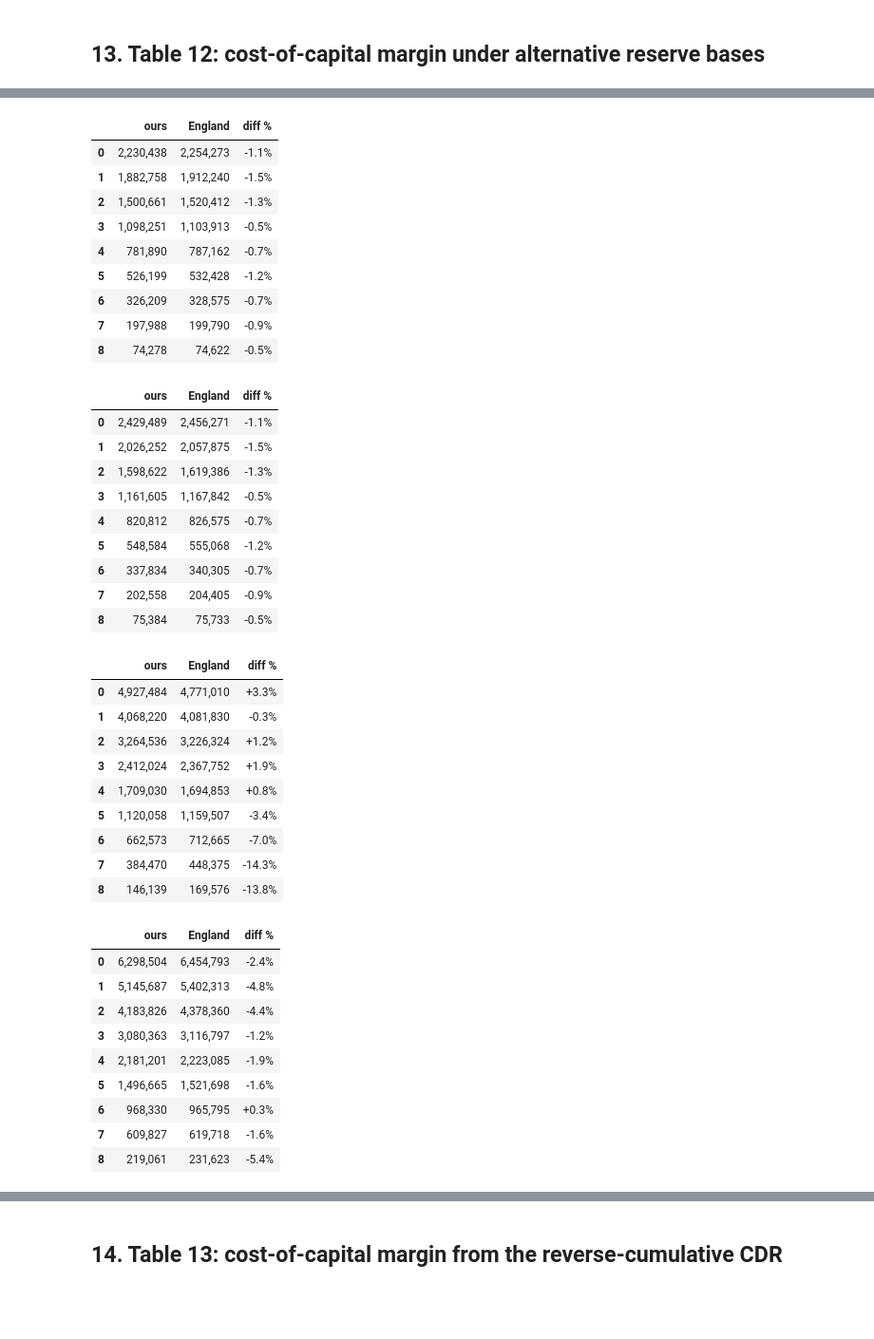
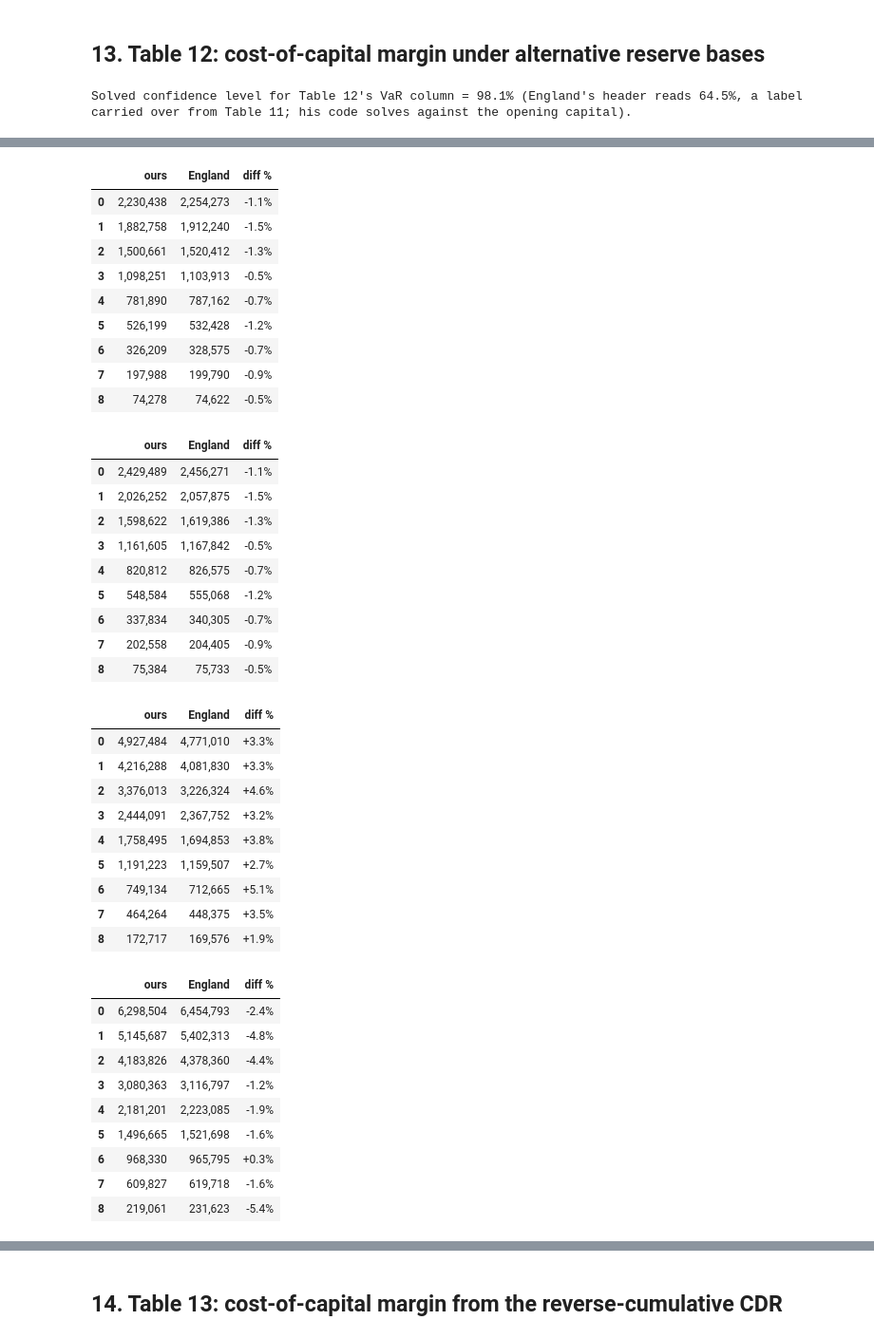
Before and after one commit to problemofpoints/bayesianchainladder, a Jupyter notebook: docs/notebooks/evw_2019_one_year_view.ipynb, the cells around one changed output, grey strips where cells are left out. Shown at 95% size. Drawn from its saved outputs; the diff is of its cells as text; code cells hidden in the pictures; blank space fills up the shorter version.

```diff
--- a/docs/notebooks/evw_2019_one_year_view.ipynb
+++ b/docs/notebooks/evw_2019_one_year_view.ipynb
@@ -692,34 +692,40 @@ def _var_minus_mean(profile, level):
     )
 
 
-var_at_solved = _var_minus_mean(frp_disc, var_level)
+## England solves a *new* confidence level here (distinct from Table 11's):
+## the level at which VaR(level) minus the mean of the discounted total
+## reserve equals the opening capital itself (his Table 12 cell computes
+## `target = CDR_Result["TotalCDR_VAR"][0]` and solves against
+## `Disc_Res["TotalReserve"]`), not our Table 8 CoC margin. His column is
+## headed "64.5%" only because that cell reuses the Table 11 `VAR_level`
+## variable as a label; the values in the column are computed at this new,
+## higher level (~96.9%).
+var_level_res = equivalent_risk_tolerance(disc_total_samples, opening_capital, measure="var")
+print(f"Solved confidence level for Table 12's VaR column = {var_level_res * 100:.1f}% (England's header reads 64.5%, a label carried over from Table 11; his code solves against the opening capital).")
+
+var_at_solved = _var_minus_mean(frp_disc, var_level_res)
 var_at_995 = _var_minus_mean(frp_disc, 0.995)
 
 t12 = ref["table12_coc_risk_margin_reserve_bases"]
 display(compare(avg_disc, t12["avg_disc_reserves"], np.arange(n_periods)).style.format(COMPARE_FMT))
 display(compare(sd_disc, t12["sd_disc_reserves"], np.arange(n_periods)).style.format(COMPARE_FMT))
 display(compare(sd_undisc, t12["sd_undisc_reserves"], np.arange(n_periods)).style.format(COMPARE_FMT))
-
-# England's "at 64.5%" column is itself already a capital amount (its period-0
-# value sits close to the CDR-derived opening capital), so we compare it to
-# our VaR-minus-mean basis after rescaling to the same opening capital, the
-# same anchoring used for Table 8's best-estimate profile. His "at 99.5%"
-# column is instead a raw, un-rescaled VaR-minus-mean amount, so it is
-# compared directly to our raw basis.
-var_64_5_capital = capital_profile(var_at_solved) * opening_capital
-display(compare(var_64_5_capital, t12["var_disc_reserves_at_64_5pct"], np.arange(n_periods)).style.format(COMPARE_FMT))
+display(compare(var_at_solved, t12["var_disc_reserves_at_64_5pct"], np.arange(n_periods)).style.format(COMPARE_FMT))
 display(compare(var_at_995, t12["var_disc_reserves_at_99_5pct"], np.arange(n_periods)).style.format(COMPARE_FMT))
 
-# Margins: the avg/sd/solved-VaR bases are capital profiles rescaled to the
-# same opening capital as Tables 8-9; the fixed 99.5% VaR basis is already an
-# absolute capital amount at each period, so it anchors itself (its own
-# period-0 value is the "opening capital" for that basis) rather than being
-# rescaled to the CDR-derived opening capital.
+# England anchors every Table 12 margin except the fixed-99.5% one on the
+# VaR-solved basis's own period-0 value (his
+# `RM_Initial_Capital_T12 = Disc_Fut_Res_VAR_root[0]`) rather than on a
+# separately computed opening capital -- the two coincide by construction,
+# since var_level_res was solved so that var_at_solved[0] equals
+# opening_capital. The fixed-99.5% column anchors on its own period-0 value
+# (`Disc_Fut_Res_VAR_995[0]`) instead.
+initial_capital_t12 = var_at_solved[0]
 margins = {
-    "avg": cost_of_capital_risk_margin(opening_capital, capital_profile(avg_disc), 0.06, 0.03, offset=1.0),
-    "sd_disc": cost_of_capital_risk_margin(opening_capital, capital_profile(sd_disc), 0.06, 0.03, offset=1.0),
-    "sd_undisc": cost_of_capital_risk_margin(opening_capital, capital_profile(sd_undisc), 0.06, 0.03, offset=1.0),
-    "var_64_5": cost_of_capital_risk_margin(opening_capital, capital_profile(var_at_solved), 0.06, 0.03, offset=1.0),
+    "avg": cost_of_capital_risk_margin(initial_capital_t12, capital_profile(avg_disc), 0.06, 0.03, offset=1.0),
+    "sd_disc": cost_of_capital_risk_margin(initial_capital_t12, capital_profile(sd_disc), 0.06, 0.03, offset=1.0),
+    "sd_undisc": cost_of_capital_risk_margin(initial_capital_t12, capital_profile(sd_undisc), 0.06, 0.03, offset=1.0),
+    "var_64_5": cost_of_capital_risk_margin(initial_capital_t12, capital_profile(var_at_solved), 0.06, 0.03, offset=1.0),
     "var_99_5": cost_of_capital_risk_margin(var_at_995[0], capital_profile(var_at_995), 0.06, 0.03, offset=1.0),
 }
 ref_margins = t12["risk_margin"]
@@ -731,46 +737,47 @@ display(
     ).style.format(COMPARE_FMT)
 )
 # %% [output]
+Solved confidence level for Table 12's VaR column = 98.1% (England's header reads 64.5%, a label carried over from Table 11; his code solves against the opening capital).
 |  | ours | England | diff % |
 | 0 | 17,339,618 | 17,394,078 | -0.3% |
 | 1 | 12,559,895 | 12,618,000 | -0.5% |
 | 2 | 8,707,451 | 8,750,300 | -0.5% |
 | 3 | 5,803,575 | 5,827,497 | -0.4% |
 | 4 | 3,821,469 | 3,843,421 | -0.6% |
 | 5 | 2,357,392 | 2,369,366 | -0.5% |
 | 6 | 1,234,131 | 1,242,148 | -0.6% |
 | 7 | 517,036 | 523,297 | -1.2% |
 | 8 | 84,183 | 86,026 | -2.1% |
 |  | ours | England | diff % |
 | 0 | 2,230,438 | 2,254,273 | -1.1% |
 | 1 | 1,882,758 | 1,912,240 | -1.5% |
 | 2 | 1,500,661 | 1,520,412 | -1.3% |
 | 3 | 1,098,251 | 1,103,913 | -0.5% |
 | 4 | 781,890 | 787,162 | -0.7% |
 | 5 | 526,199 | 532,428 | -1.2% |
 | 6 | 326,209 | 328,575 | -0.7% |
 | 7 | 197,988 | 199,790 | -0.9% |
 | 8 | 74,278 | 74,622 | -0.5% |
 |  | ours | England | diff % |
 | 0 | 2,429,489 | 2,456,271 | -1.1% |
 | 1 | 2,026,252 | 2,057,875 | -1.5% |
 | 2 | 1,598,622 | 1,619,386 | -1.3% |
 | 3 | 1,161,605 | 1,167,842 | -0.5% |
 | 4 | 820,812 | 826,575 | -0.7% |
 | 5 | 548,584 | 555,068 | -1.2% |
 | 6 | 337,834 | 340,305 | -0.7% |
 | 7 | 202,558 | 204,405 | -0.9% |
 | 8 | 75,384 | 75,733 | -0.5% |
 |  | ours | England | diff % |
 | 0 | 4,927,484 | 4,771,010 | +3.3% |
-| 1 | 4,068,220 | 4,081,830 | -0.3% |
-| 2 | 3,264,536 | 3,226,324 | +1.2% |
-| 3 | 2,412,024 | 2,367,752 | +1.9% |
-| 4 | 1,709,030 | 1,694,853 | +0.8% |
-| 5 | 1,120,058 | 1,159,507 | -3.4% |
-| 6 | 662,573 | 712,665 | -7.0% |
-| 7 | 384,470 | 448,375 | -14.3% |
-| 8 | 146,139 | 169,576 | -13.8% |
+| 1 | 4,216,288 | 4,081,830 | +3.3% |
+| 2 | 3,376,013 | 3,226,324 | +4.6% |
+| 3 | 2,444,091 | 2,367,752 | +3.2% |
+| 4 | 1,758,495 | 1,694,853 | +3.8% |
+| 5 | 1,191,223 | 1,159,507 | +2.7% |
+| 6 | 749,134 | 712,665 | +5.1% |
+| 7 | 464,264 | 448,375 | +3.5% |
+| 8 | 172,717 | 169,576 | +1.9% |
 |  | ours | England | diff % |
 | 0 | 6,298,504 | 6,454,793 | -2.4% |
 | 1 | 5,145,687 | 5,402,313 | -4.8% |
```
Also changed, not shown: parts of 5 cells of this notebook, 1 other file.
